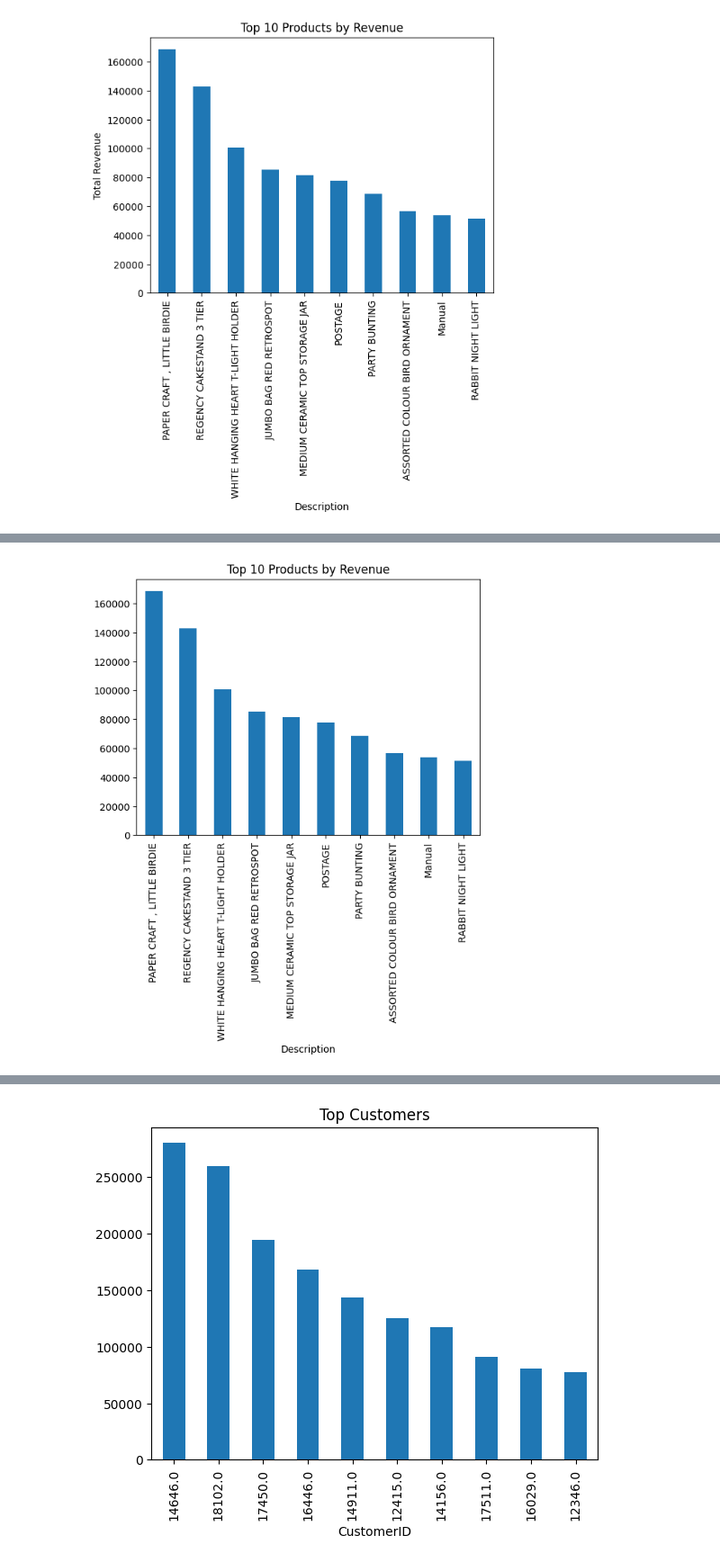
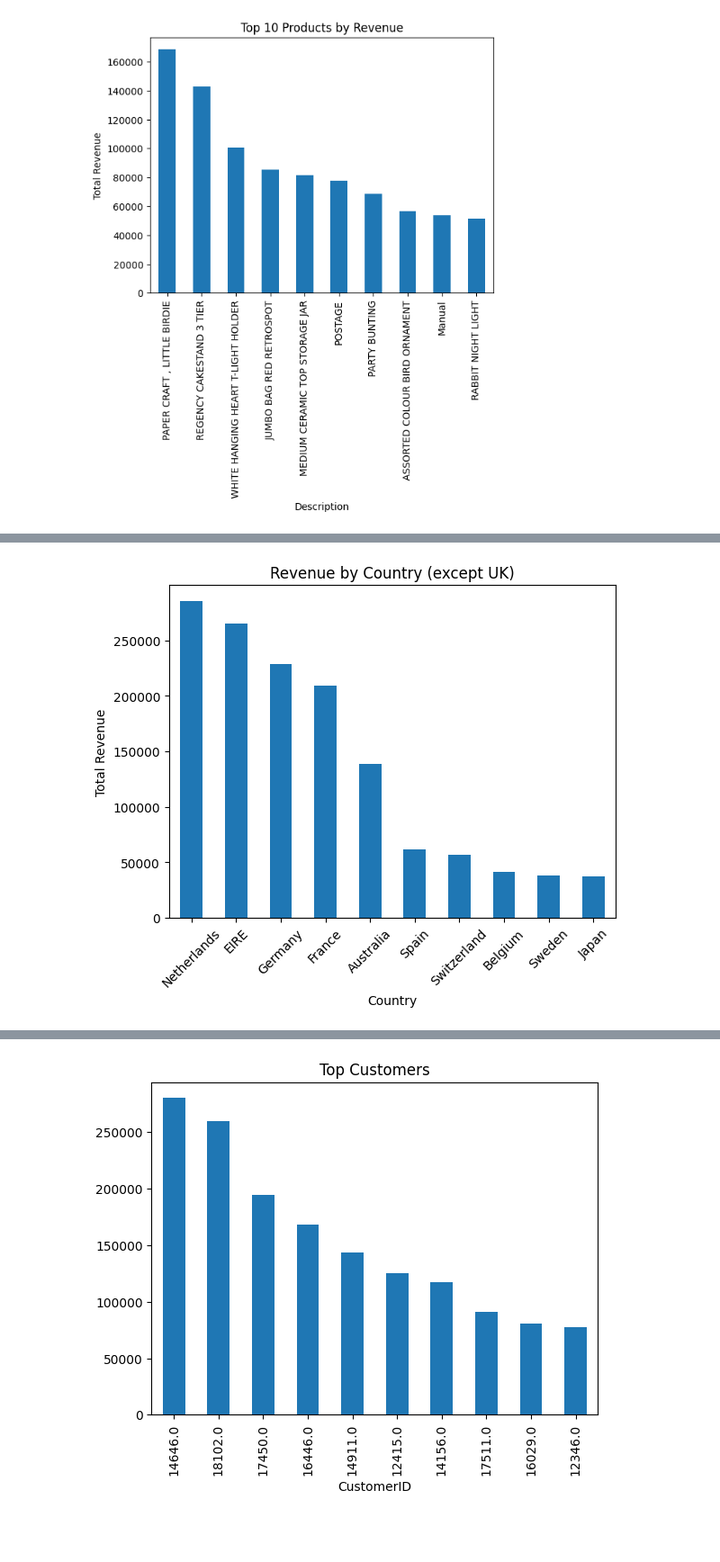
Before and after one commit to srj3777/AI-Model, a Jupyter notebook: Clustering_RealData_Analysis.ipynb, the cells around one changed output, grey strips where cells are left out. Shown at 90% size. Cells and saved outputs as stored; diff of their text form; code cells hidden in the pictures; blank space fills up the shorter version.

```diff
--- a/Clustering_RealData_Analysis.ipynb
+++ b/Clustering_RealData_Analysis.ipynb
@@ -3,6 +3,6 @@
 # %%
 import pandas as pd
 
-df = pd.read_csv('/content/drive/MyDrive/Lec18/dataset.csv', encoding='ISO-8859-1')
+df = pd.read_csv('/content/sample_data/data.csv', encoding='ISO-8859-1')
 df.head()
 # %% [output]
@@ -94,6 +133,14 @@ plt.show()
 # %%
-df.groupby('Description')['Revenue'].sum().sort_values(ascending=False).head(10).plot(kind='bar')
-plt.title("Top 10 Products by Revenue")
+df[df['Country'] != 'United Kingdom'] \
+  .groupby('Country')['Revenue'] \
+  .sum() \
+  .sort_values(ascending=False) \
+  .head(10) \
+  .plot(kind='bar')
+
+plt.title("Revenue by Country (except UK)")
+plt.ylabel("Total Revenue")
+plt.xticks(rotation=45)
 plt.show()
 # %% [output]
-[figure, old version]
+[figure, new version]
```
Also changed, not shown: parts of 13 cells of this notebook.
